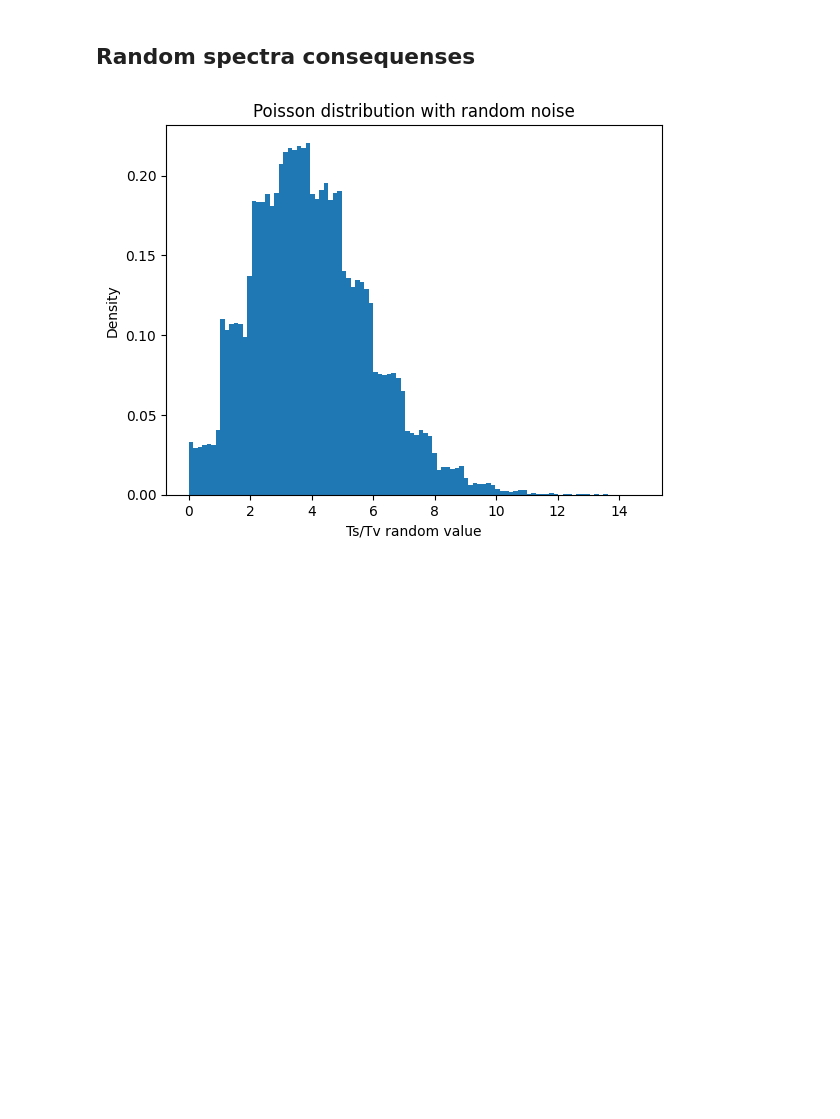
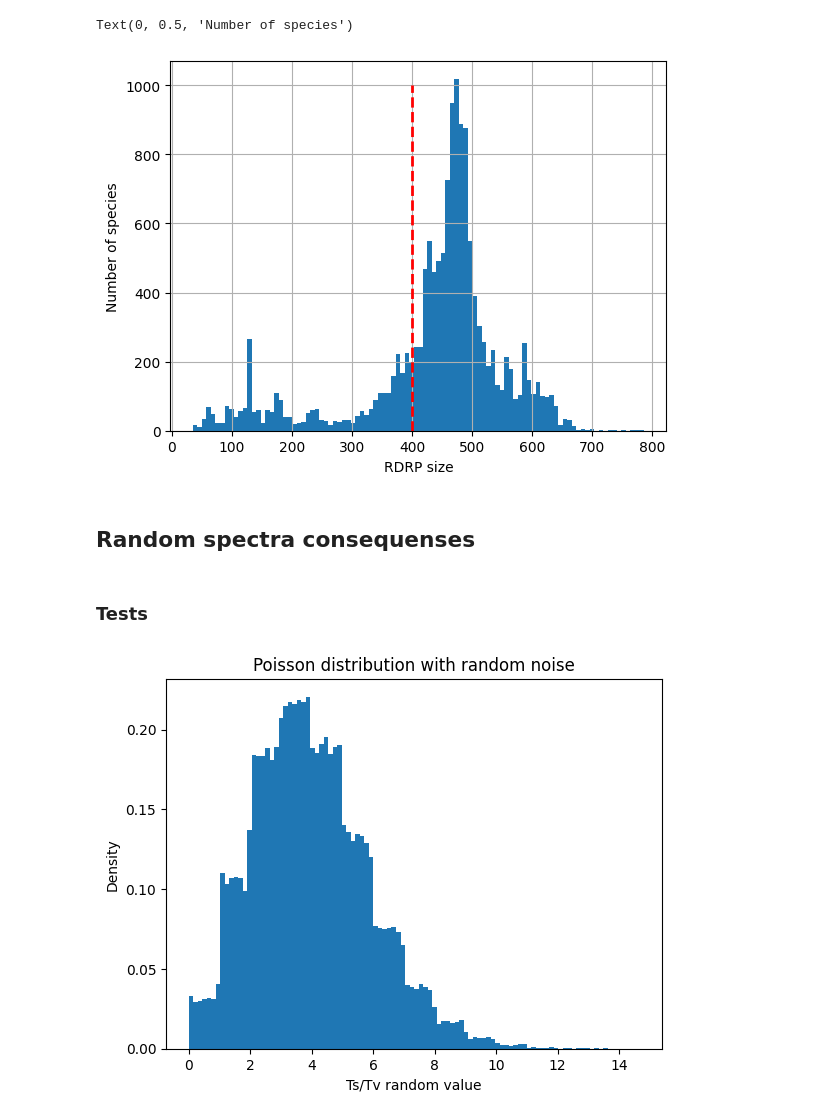
Before and after one commit to mitoclub/RNAViralMutSpec, a Jupyter notebook: global_thrend/random_spectra_thrend.ipynb, the cells around one changed output. Cells and saved outputs as stored; diff of their text form; code cells hidden in the pictures; blank space fills up the shorter version.

```diff
--- a/global_thrend/random_spectra_thrend.ipynb
+++ b/global_thrend/random_spectra_thrend.ipynb
@@ -23,5 +57,15 @@ matplotlib.colormaps.register(my_palette, name="RedBlue3")
+# %%
+rdrp_sizes.hist(bins=100)
+plt.vlines(400, 0, 1000, color='red', linestyle='dashed', linewidth=2)
+plt.xlabel("RDRP size")
+plt.ylabel("Number of species")
+# %% [output]
+Text(0, 0.5, 'Number of species')
+[figure, added]
 # %% [markdown]
 ## Random spectra consequenses
+# %% [markdown]
+### Tests
 # %%
 tstv_ratios = np.random.poisson(3.5, 100000) + np.random.random(100000)
 plt.hist(tstv_ratios, 100, density=True)
```
Also changed, not shown: parts of 18 cells of this notebook, 1 other file.
